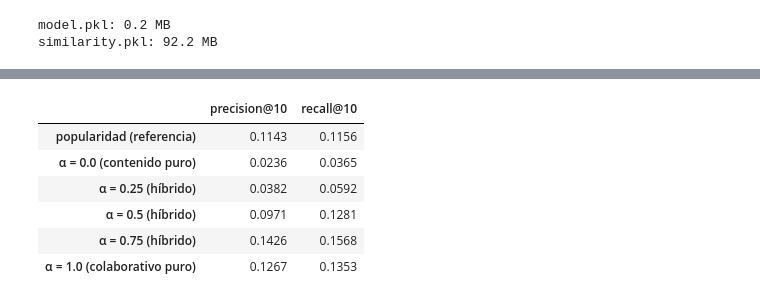
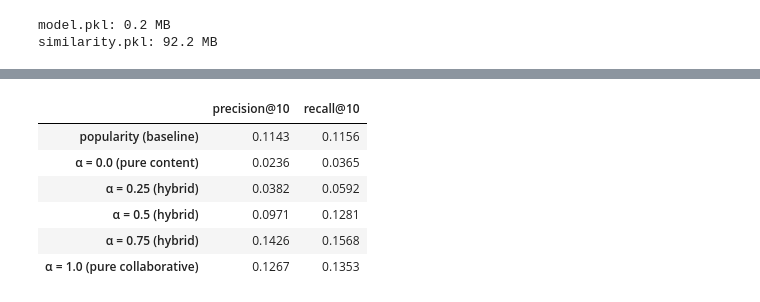
Before and after one commit to abarrio12/movie_recommender-main, a Jupyter notebook: analysis.ipynb, the cells around one changed output, grey strips where cells are left out. Drawn from its saved outputs; the diff is of its cells as text; code cells hidden in the pictures.

```diff
--- a/analysis.ipynb
+++ b/analysis.ipynb
@@ -174,7 +211,7 @@ def build_similarity(tags, kind=VECTORIZER, max_features=MAX_FEATURES):
     elif kind == 'count':
         vectorizer = CountVectorizer(max_features=max_features, stop_words='english')
     else:
-        raise ValueError("kind debe ser 'tfidf' o 'count'")
-    # Se deja la matriz dispersa (sin .toarray()): ocupa mucho menos y cosine_similarity la acepta
+        raise ValueError("kind must be 'tfidf' or 'count'")
+    # The matrix is kept sparse (no .toarray()): it uses far less memory and cosine_similarity accepts it
     vectors = vectorizer.fit_transform(tags)
     return cosine_similarity(vectors)
@@ -387,12 +424,12 @@ donde la suma recorre los vecinos que han valorado la película *i*. El término
 # %%
 def predict_user_cf(u, k=30, shrinkage=1.0):
-    """Predice la valoración del usuario u (posición) para TODAS las películas."""
+    """Predict user u's rating (by position) for ALL movies."""
     sims = user_sim[u]
     neighbours = np.argpartition(-sims, k)[:k]
     neighbours = neighbours[sims[neighbours] > 0]
     w = sims[neighbours]
     numerator = w @ R_centered[neighbours]
-    denominator = w @ rated[neighbours]      # suma de similitudes de quienes la valoraron
+    denominator = w @ rated[neighbours]      # sum of similarities of those who rated it
     pred = user_mean[u] + numerator / (denominator + shrinkage)
     return np.clip(pred, 0.5, 5.0)
 
@@ -413,8 +450,8 @@ def mae(pred): return np.mean(np.abs(pred - y))
 
 global_mean = train['rating'].mean()
 rows = {
-    'media global': (rmse(np.full_like(y, global_mean)), mae(np.full_like(y, global_mean))),
-    'media del usuario': (rmse(user_mean[t_u]), mae(user_mean[t_u])),
+    'global mean': (rmse(np.full_like(y, global_mean)), mae(np.full_like(y, global_mean))),
+    'user mean': (rmse(user_mean[t_u]), mae(user_mean[t_u])),
 }
 for k in [10, 30, 60, 100]:
     P = predict_all(k)
@@ -481,11 +518,11 @@ def minmax(x):
     return (x - x.min()) / span if span > 0 else np.zeros_like(x)
 
 def user_scores(u, csim=None):
-    """Puntuaciones colaborativa y de contenido (normalizadas) sobre las películas compartidas.
-    csim permite probar otra matriz de contenido; por defecto se usa content_sim."""
+    """Collaborative and content scores (scaled) over the shared movies.
+    csim lets us try a different content matrix; content_sim is used by default."""
     csim = content_sim if csim is None else csim
     cf = minmax(P_cf[u, shared])
-    liked = np.where(R[u, shared] >= 4)[0]             # lo que le gustó en entrenamiento
+    liked = np.where(R[u, shared] >= 4)[0]             # what the user liked in training
     content = csim[:, liked].mean(axis=1) if len(liked) else np.zeros(len(shared))
     return cf, minmax(content)
 
@@ -507,37 +544,37 @@ suele ser sorprendentemente difícil de batir.
 # %%
 test_liked = test[test['rating'] >= 4]
 relevant = {
     user_pos[u]: set(item_pos[g['movieId']].to_numpy())
     for u, g in test_liked.groupby('userId')
 }
 shared_set_pos = {c: n for n, c in enumerate(shared)}
 popularity = minmax(rated[:, shared].sum(axis=0).astype(float))
 
 def evaluate(score_fn, k=10):
     precisions, recalls = [], []
     for u, rel_items in relevant.items():
         rel = {shared_set_pos[i] for i in rel_items if i in shared_set_pos}
         if not rel:
             continue
         scores = score_fn(u).astype(float).copy()
-        scores[rated[u, shared]] = -np.inf           # no recomendar lo ya visto
+        scores[rated[u, shared]] = -np.inf           # don't recommend what they've already seen
         top = np.argpartition(-scores, k)[:k]
         hits = len(rel.intersection(top))
         precisions.append(hits / k)
         recalls.append(hits / len(rel))
     return np.mean(precisions), np.mean(recalls)
 
-rows = {'popularidad (referencia)': evaluate(lambda u: popularity)}
+rows = {'popularity (baseline)': evaluate(lambda u: popularity)}
 for alpha in [0.0, 0.25, 0.5, 0.75, 1.0]:
-    label = {0.0: 'contenido puro', 1.0: 'colaborativo puro'}.get(alpha, 'híbrido')
+    label = {0.0: 'pure content', 1.0: 'pure collaborative'}.get(alpha, 'hybrid')
     rows[f'α = {alpha} ({label})'] = evaluate(lambda u, a=alpha: hybrid_scores(u, a))
 
 pd.DataFrame(rows, index=['precision@10', 'recall@10']).T.round(4)
 # %% [output]
 |  | precision@10 | recall@10 |
-| popularidad (referencia) | 0.1143 | 0.1156 |
-| α = 0.0 (contenido puro) | 0.0236 | 0.0365 |
-| α = 0.25 (híbrido) | 0.0382 | 0.0592 |
-| α = 0.5 (híbrido) | 0.0971 | 0.1281 |
-| α = 0.75 (híbrido) | 0.1426 | 0.1568 |
-| α = 1.0 (colaborativo puro) | 0.1267 | 0.1353 |
+| popularity (baseline) | 0.1143 | 0.1156 |
+| α = 0.0 (pure content) | 0.0236 | 0.0365 |
+| α = 0.25 (hybrid) | 0.0382 | 0.0592 |
+| α = 0.5 (hybrid) | 0.0971 | 0.1281 |
+| α = 0.75 (hybrid) | 0.1426 | 0.1568 |
+| α = 1.0 (pure collaborative) | 0.1267 | 0.1353 |
```
Also changed, not shown: parts of 59 cells of this notebook, 9 other files.
